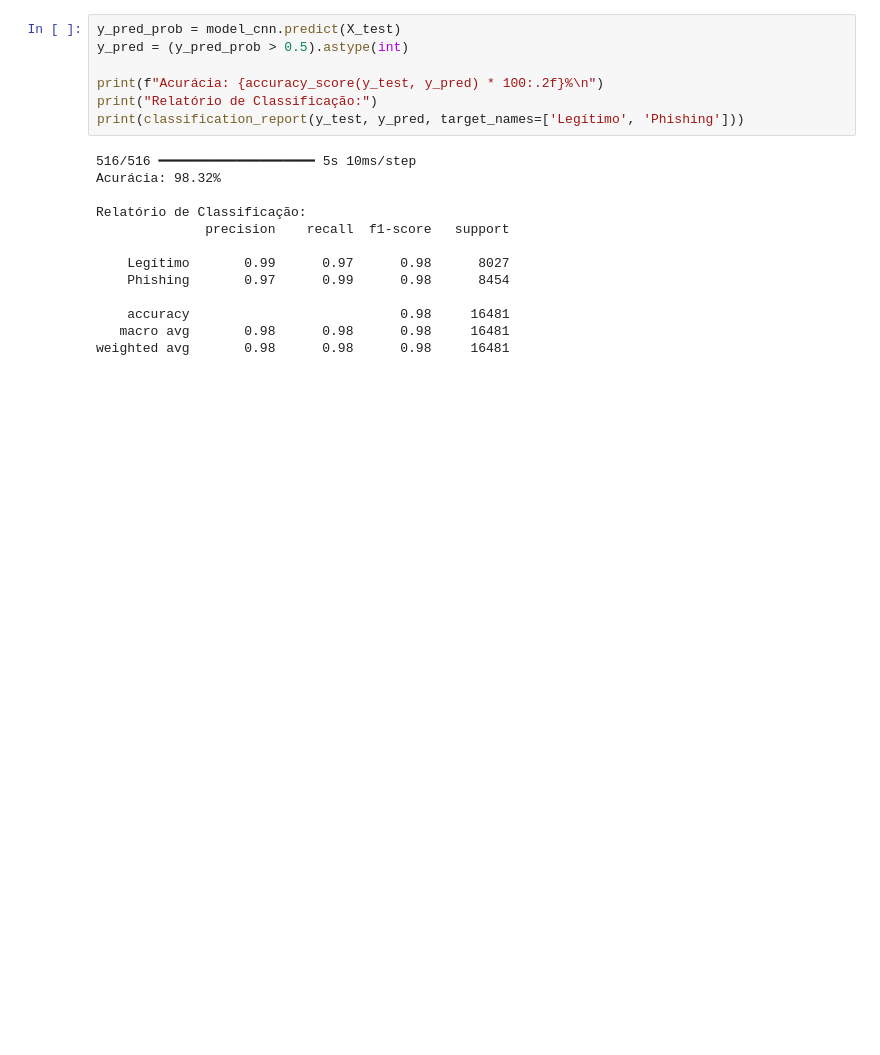
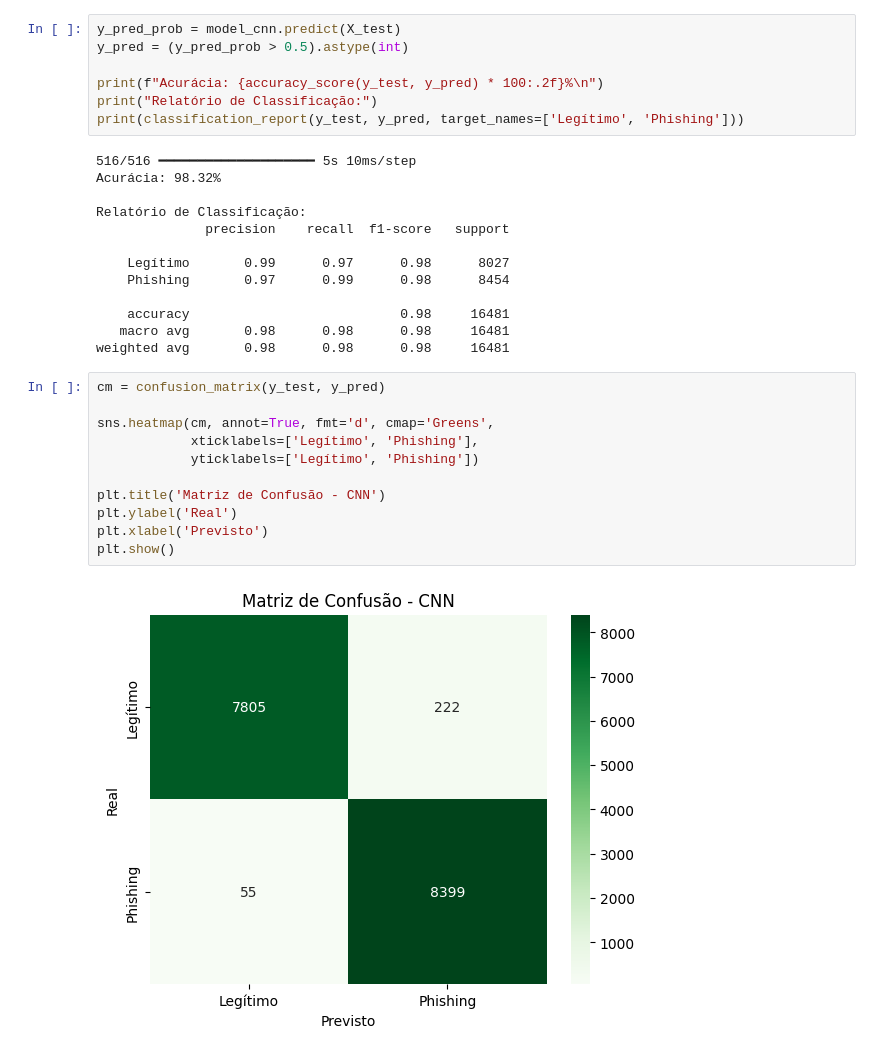
Before and after one commit to PedroBryk/phishing-detector, a Jupyter notebook: notebooks/04_cnn.ipynb, the cells around one changed output. Drawn from its saved outputs; the diff is of its cells as text; blank space fills up the shorter version.

```diff
--- a/notebooks/04_cnn.ipynb
+++ b/notebooks/04_cnn.ipynb
@@ -129,3 +129,16 @@ Relatório de Classificação:
     accuracy                           0.98     16481
    macro avg       0.98      0.98      0.98     16481
 weighted avg       0.98      0.98      0.98     16481
+# %%
+cm = confusion_matrix(y_test, y_pred)
+
+sns.heatmap(cm, annot=True, fmt='d', cmap='Greens',
+            xticklabels=['Legítimo', 'Phishing'],
+            yticklabels=['Legítimo', 'Phishing'])
+
+plt.title('Matriz de Confusão - CNN')
+plt.ylabel('Real')
+plt.xlabel('Previsto')
+plt.show()
+# %% [output]
+[figure, added]
```
Also changed, not shown: parts of 1 cell of this notebook, 4 other files.
